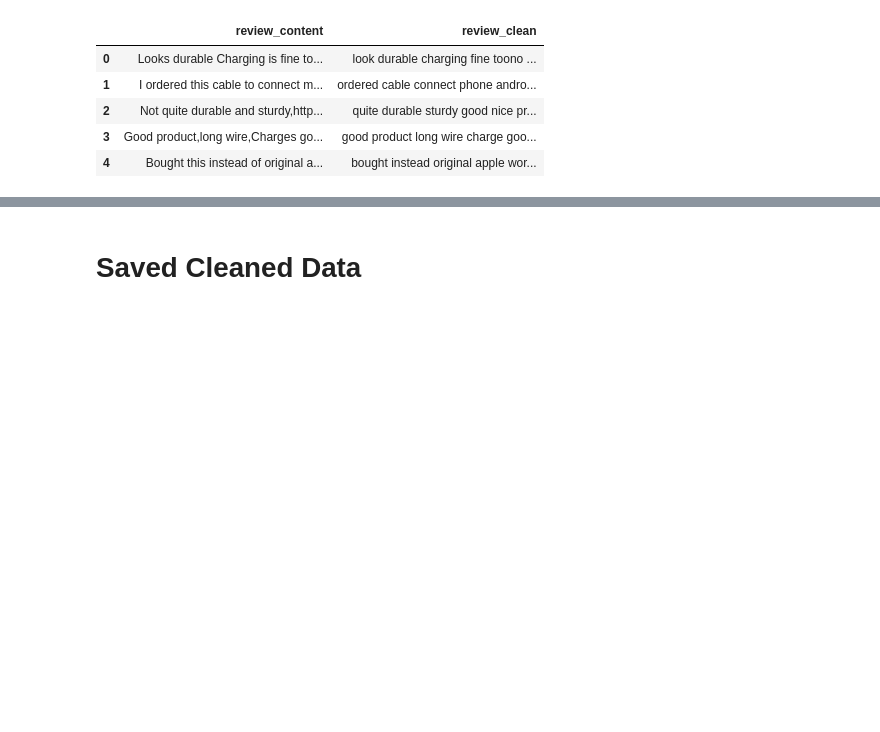
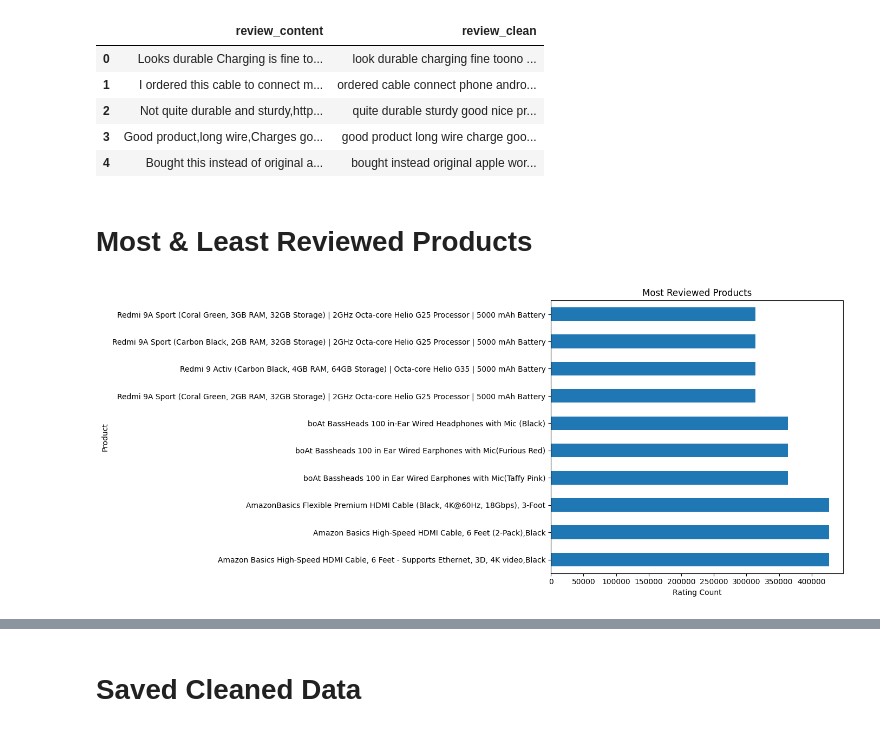
Before and after one commit to JahbraeCreations/Anthony-Howell-Final-Capstone-Amazon, a Jupyter notebook: notebooks/01_preprocessing_eda.ipynb, the cells around one changed output, grey strips where cells are left out. Cells and saved outputs as stored; diff of their text form; code cells hidden in the pictures; blank space fills up the shorter version.

```diff
--- a/notebooks/01_preprocessing_eda.ipynb
+++ b/notebooks/01_preprocessing_eda.ipynb
@@ -259,3 +279,23 @@ dtype: int64
 | 2 | Not quite durable and sturdy,http... | quite durable sturdy good nice pr... |
 | 3 | Good product,long wire,Charges go... | good product long wire charge goo... |
 | 4 | Bought this instead of original a... | bought instead original apple wor... |
+# %% [markdown]
+# **Most & Least Reviewed Products**
+# %%
+plt.figure(figsize=(14,6))
+
+top_products.plot(
+    kind="barh"
+)
+
+plt.title("Most Reviewed Products")
+
+plt.xlabel("Rating Count")
+
+plt.ylabel("Product")
+
+plt.tight_layout()
+
+plt.show()
+# %% [output]
+[figure, added]
```
Also changed, not shown: parts of 17 cells of this notebook.
